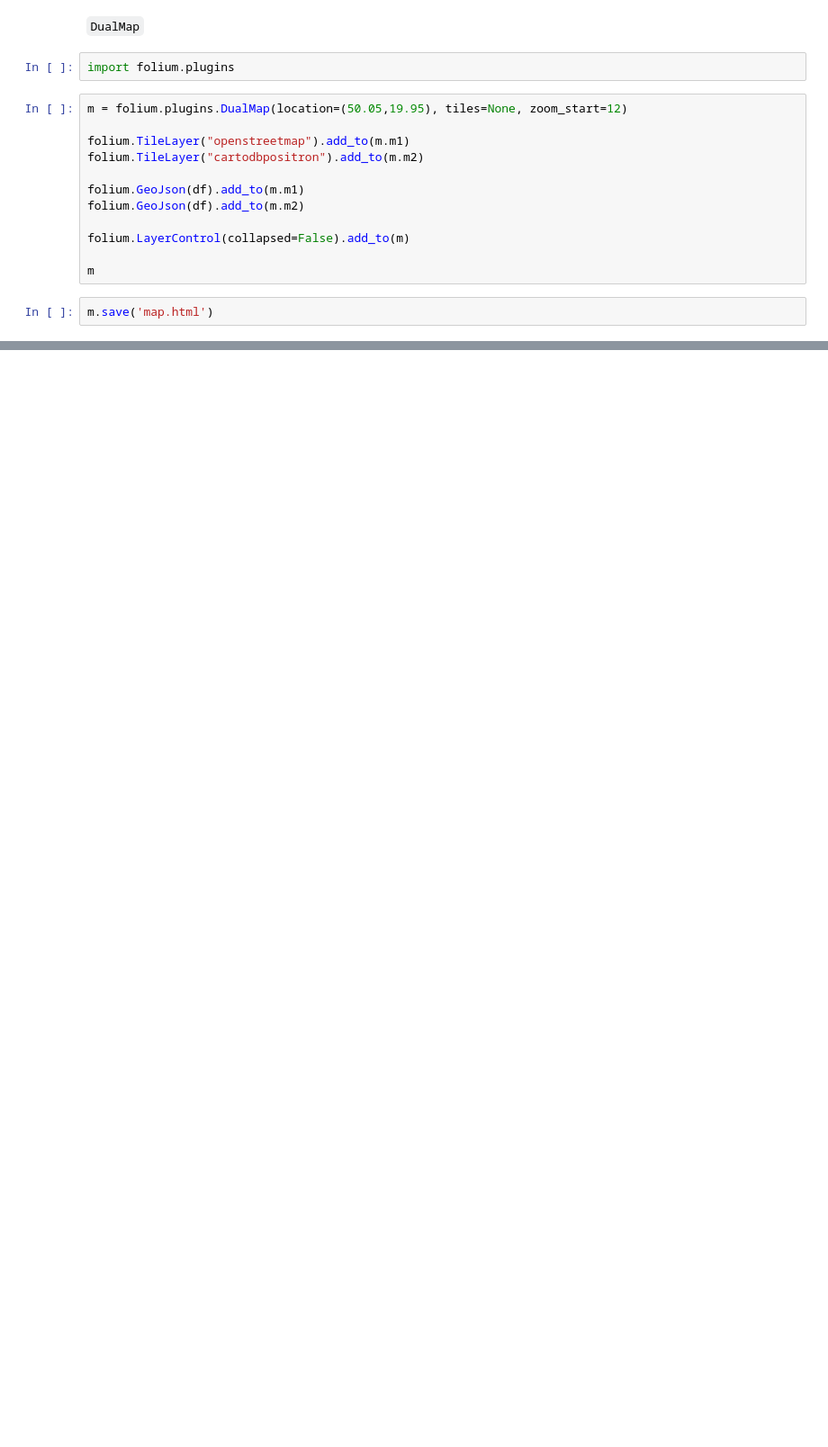
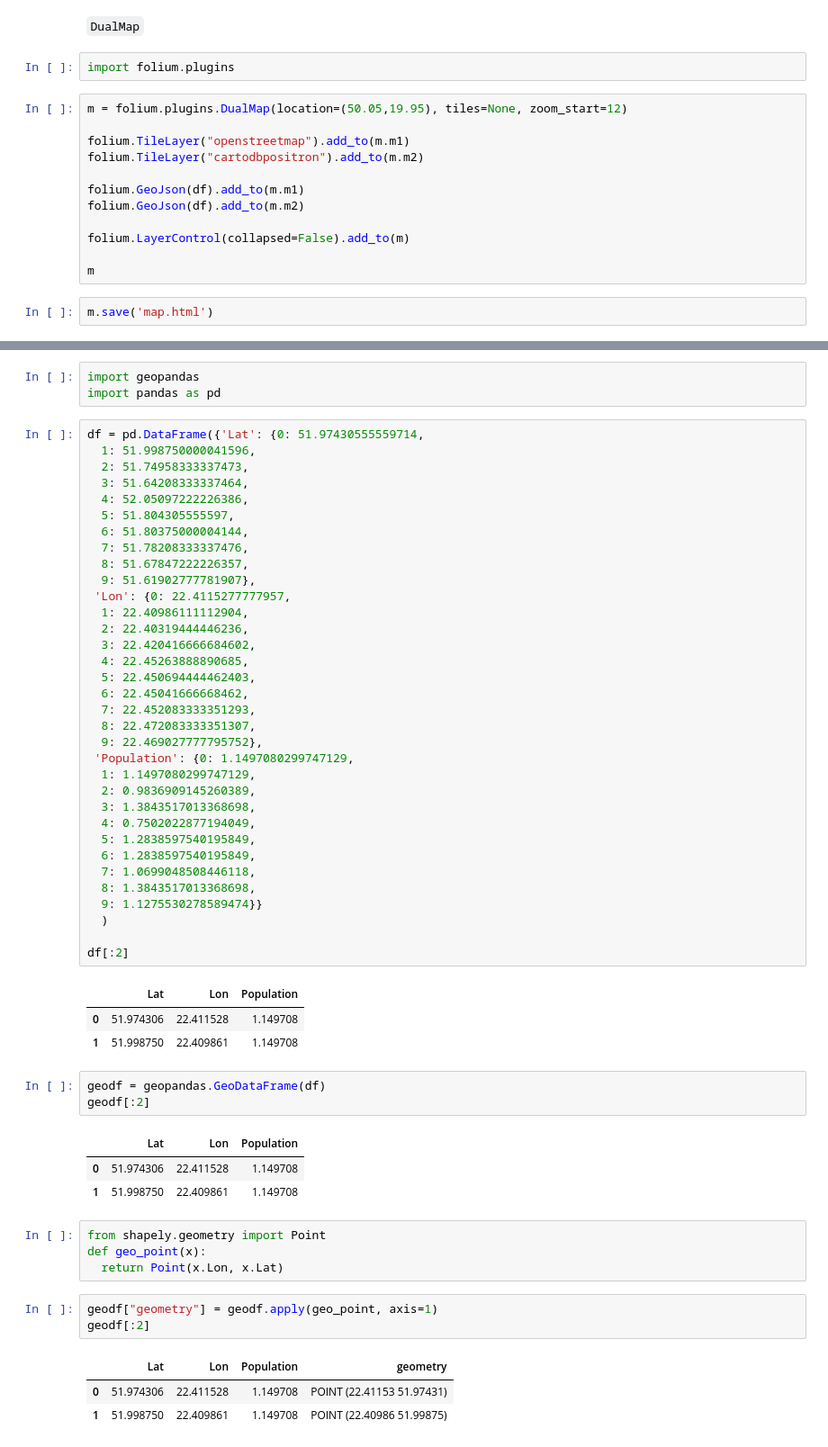
Before and after one commit to ciepielajan/Geo_folium_map, a Jupyter notebook: folium_draw_load_save_dual_geopandas_geojson.ipynb, the cells around one changed output, grey strips where cells are left out. Shown at 90% size. Cells and saved outputs as stored; diff of their text form; blank space fills up the shorter version.

```diff
--- a/folium_draw_load_save_dual_geopandas_geojson.ipynb
+++ b/folium_draw_load_save_dual_geopandas_geojson.ipynb
@@ -168,0 +172,59 @@ m.save('map.html')
+# %%
+import geopandas
+import pandas as pd
+# %%
+df = pd.DataFrame({'Lat': {0: 51.97430555559714,
+  1: 51.998750000041596,
+  2: 51.74958333337473,
+  3: 51.64208333337464,
+  4: 52.05097222226386,
+  5: 51.804305555597,
+  6: 51.80375000004144,
+  7: 51.78208333337476,
+  8: 51.67847222226357,
+  9: 51.61902777781907},
+ 'Lon': {0: 22.4115277777957,
+  1: 22.40986111112904,
+  2: 22.40319444446236,
+  3: 22.420416666684602,
+  4: 22.45263888890685,
+  5: 22.450694444462403,
+  6: 22.45041666668462,
+  7: 22.452083333351293,
+  8: 22.472083333351307,
+  9: 22.469027777795752},
+ 'Population': {0: 1.1497080299747129,
+  1: 1.1497080299747129,
+  2: 0.9836909145260389,
+  3: 1.3843517013368698,
+  4: 0.7502022877194049,
+  5: 1.2838597540195849,
+  6: 1.2838597540195849,
+  7: 1.0699048508446118,
+  8: 1.3843517013368698,
+  9: 1.1275530278589474}}
+  )
+
+df[:2]
+# %% [output]
+|  | Lat | Lon | Population |
+| 0 | 51.974306 | 22.411528 | 1.149708 |
+| 1 | 51.998750 | 22.409861 | 1.149708 |
+# %%
+geodf = geopandas.GeoDataFrame(df)
+geodf[:2]
+# %% [output]
+|  | Lat | Lon | Population |
+| 0 | 51.974306 | 22.411528 | 1.149708 |
+| 1 | 51.998750 | 22.409861 | 1.149708 |
+# %%
+from shapely.geometry import Point
+def geo_point(x):
+  return Point(x.Lon, x.Lat)
+# %%
+geodf["geometry"] = geodf.apply(geo_point, axis=1)
+geodf[:2]
+# %% [output]
+|  | Lat | Lon | Population | geometry |
+| 0 | 51.974306 | 22.411528 | 1.149708 | POINT (22.41153 51.97431) |
+| 1 | 51.998750 | 22.409861 | 1.149708 | POINT (22.40986 51.99875) |
```
Also changed, not shown: parts of 7 cells of this notebook.
